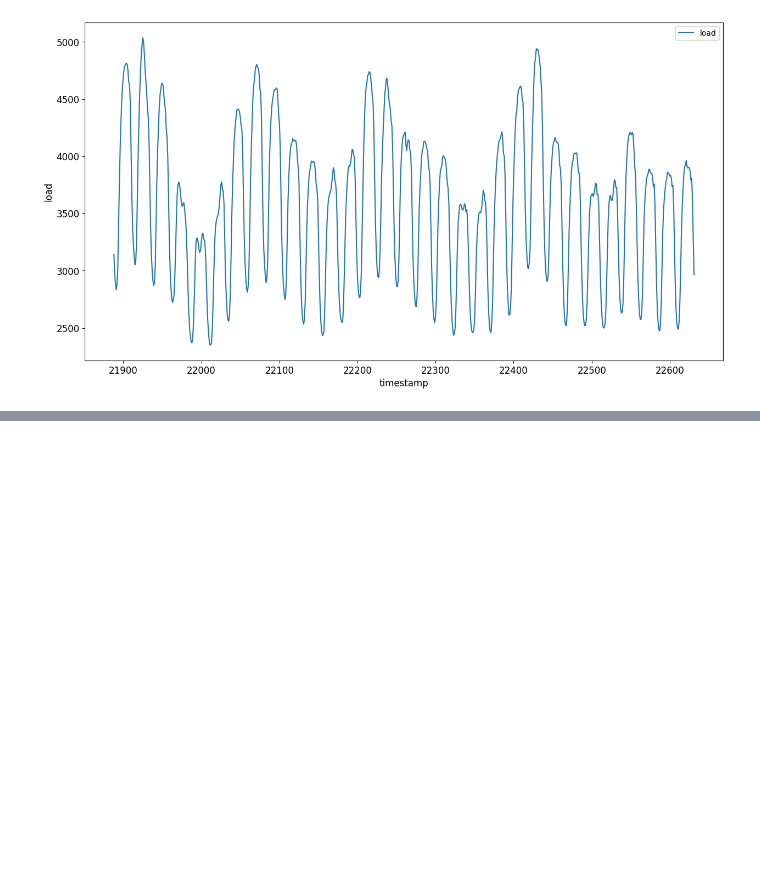
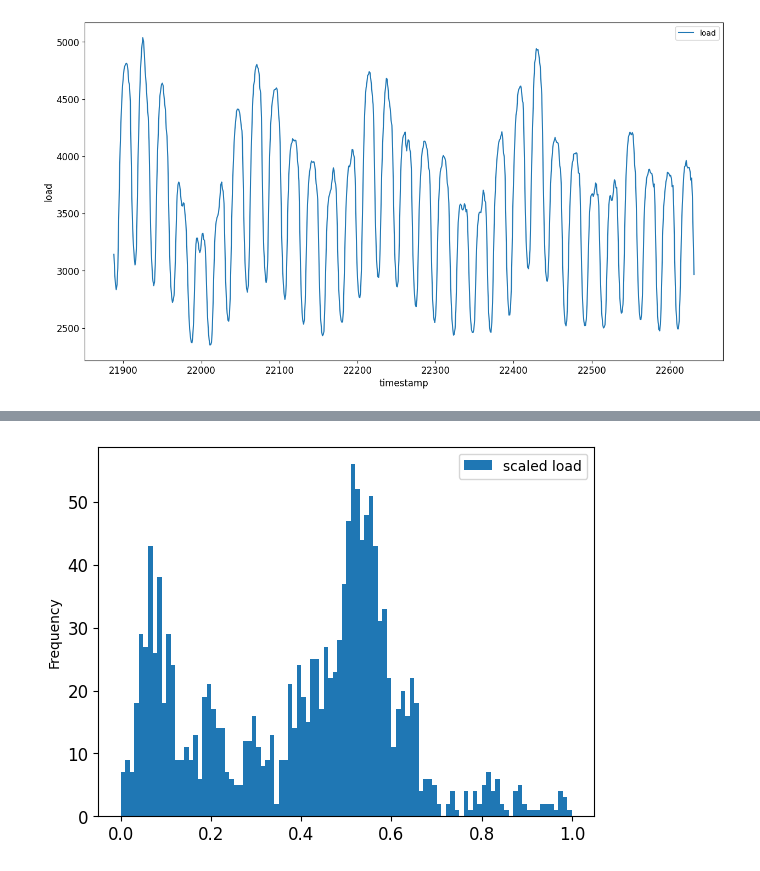
Before and after one commit to omarelwaliely/datascience, a Jupyter notebook: microsoft_beginner_ml/power_analysis/power_analysis.ipynb, the cells around one changed output, grey strips where cells are left out. Cells and saved outputs as stored; diff of their text form; code cells hidden in the pictures; blank space fills up the shorter version.

```diff
--- a/microsoft_beginner_ml/power_analysis/power_analysis.ipynb
+++ b/microsoft_beginner_ml/power_analysis/power_analysis.ipynb
@@ -28,0 +75,4 @@ plt.show()
+# %%
+scaler = MinMaxScaler()
+train['load'] = scaler.fit_transform(train)
+train.head(10)
@@ -28,0 +106,5 @@ plt.show()
+# %%
+train.rename(columns={'load':'scaled load'}).plot.hist(bins=100, fontsize=12)
+plt.show()
+# %% [output]
+[figure, added]
```
Also changed, not shown: parts of 11 cells of this notebook.
